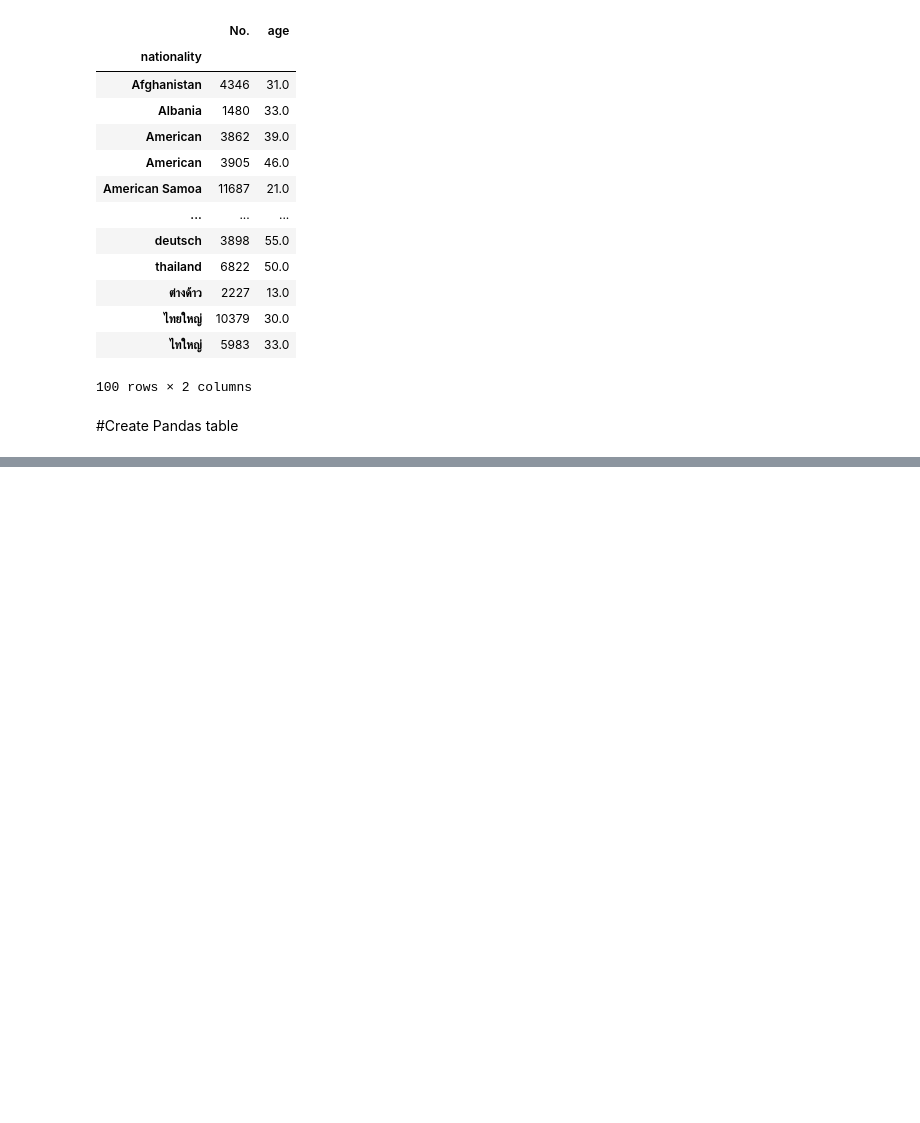
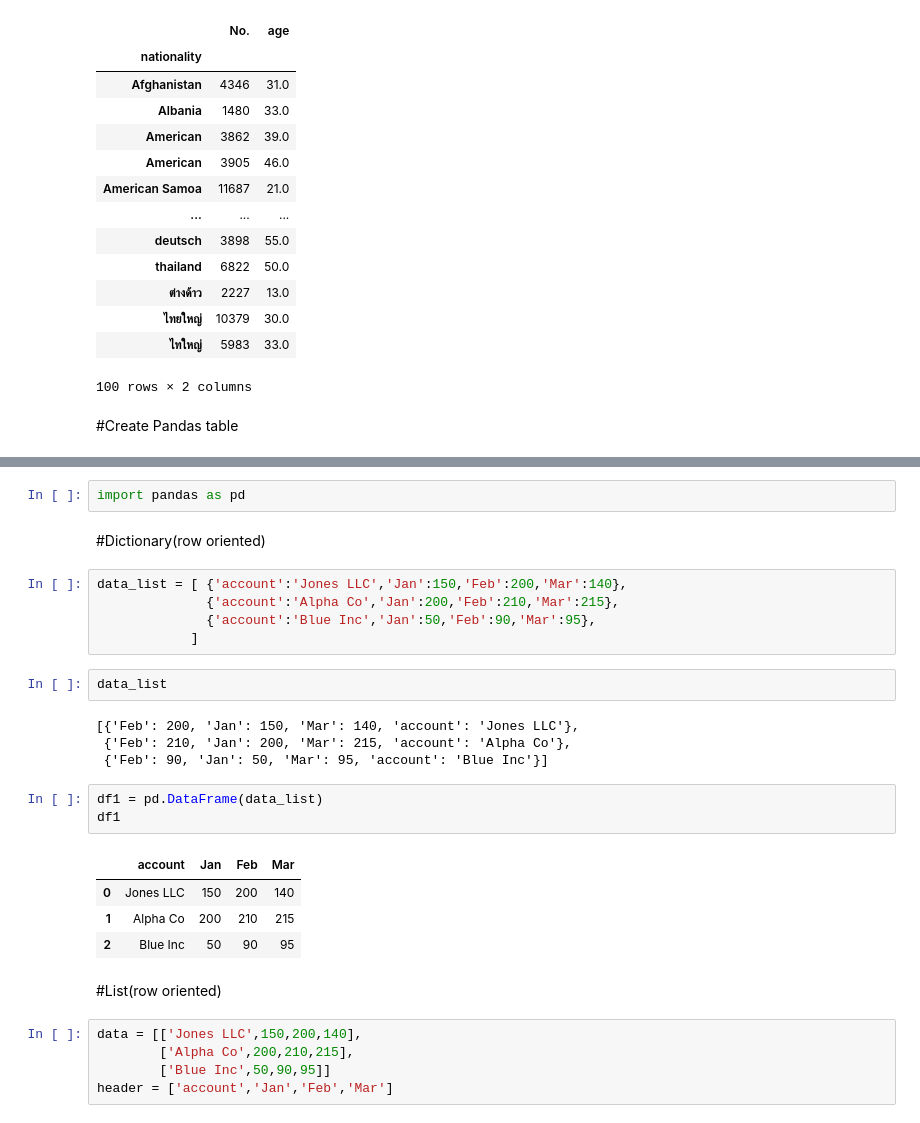
Before and after one commit to Chanunchida-May/data_viz_2022, a Jupyter notebook: Pandas102.ipynb, the cells around one changed output, grey strips where cells are left out. Cells and saved outputs as stored; diff of their text form; blank space fills up the shorter version.

```diff
--- a/Pandas102.ipynb
+++ b/Pandas102.ipynb
@@ -356,0 +359,30 @@ data_df.groupby('nationality').min(' ')
+# %%
+import pandas as pd
+# %% [markdown]
+#Dictionary(row oriented)
+# %%
+data_list = [ {'account':'Jones LLC','Jan':150,'Feb':200,'Mar':140},
+              {'account':'Alpha Co','Jan':200,'Feb':210,'Mar':215},
+              {'account':'Blue Inc','Jan':50,'Feb':90,'Mar':95},
+            ]
+# %%
+data_list
+# %% [output]
+[{'Feb': 200, 'Jan': 150, 'Mar': 140, 'account': 'Jones LLC'},
+ {'Feb': 210, 'Jan': 200, 'Mar': 215, 'account': 'Alpha Co'},
+ {'Feb': 90, 'Jan': 50, 'Mar': 95, 'account': 'Blue Inc'}]
+# %%
+df1 = pd.DataFrame(data_list)
+df1
+# %% [output]
+|  | account | Jan | Feb | Mar |
+| 0 | Jones LLC | 150 | 200 | 140 |
+| 1 | Alpha Co | 200 | 210 | 215 |
+| 2 | Blue Inc | 50 | 90 | 95 |
+# %% [markdown]
+#List(row oriented)
+# %%
+data = [['Jones LLC',150,200,140],
+        ['Alpha Co',200,210,215],
+        ['Blue Inc',50,90,95]]
+header = ['account','Jan','Feb','Mar']
```
Also changed, not shown: parts of 13 cells of this notebook.
